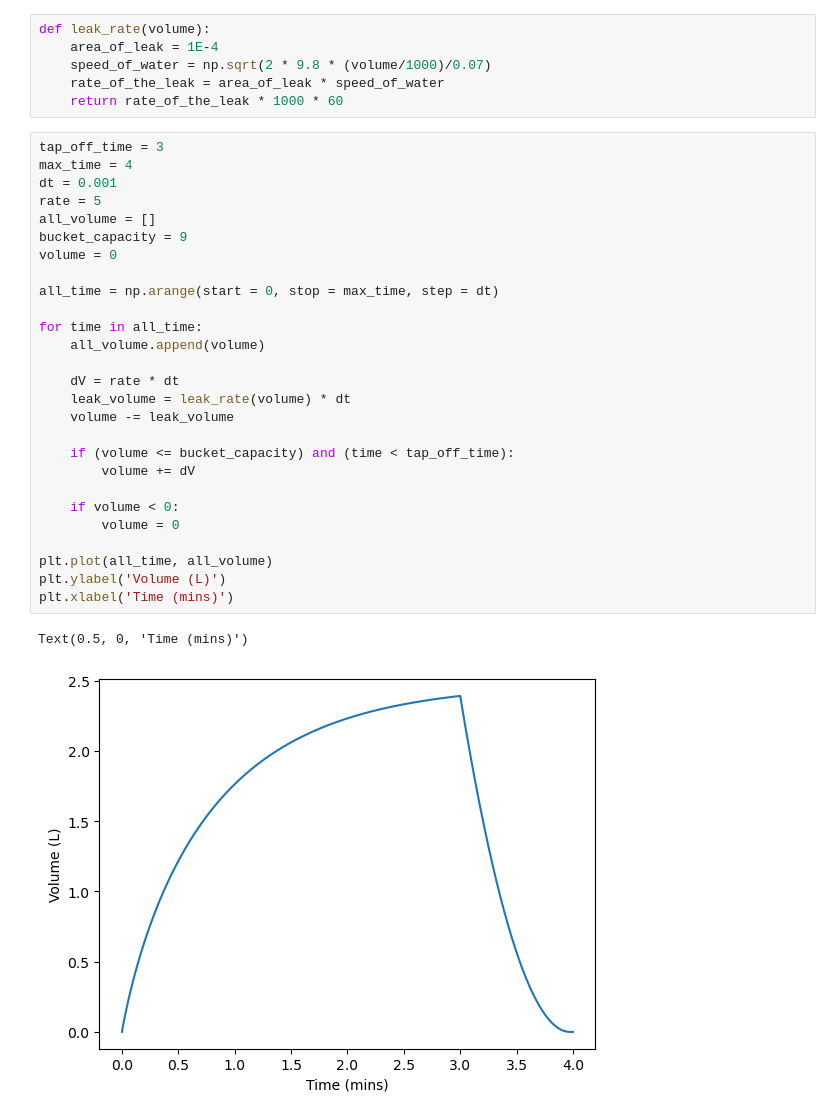
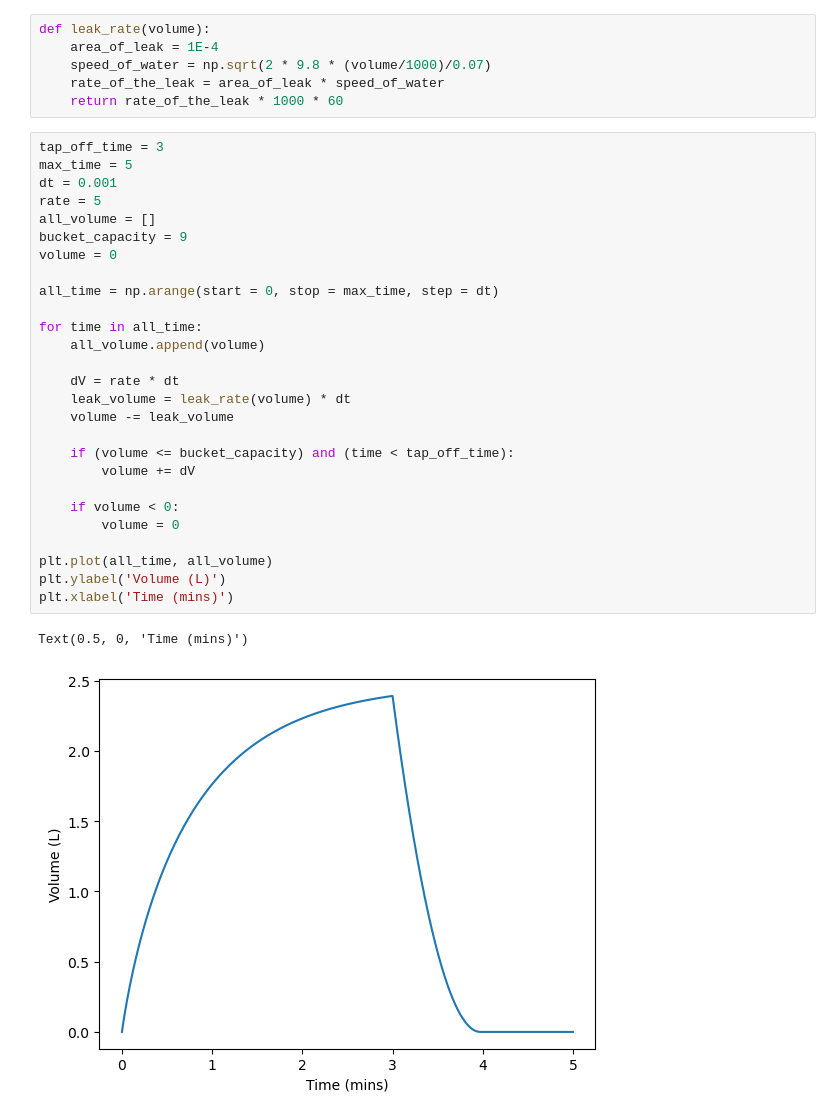
Before and after one commit to SPS-SP2273/learning-portfolio-nuurhasanah, a Jupyter notebook: numerical solutions/numerical_solutions_(need).ipynb, the cells around one changed output. Saved outputs shown, nothing was run; the diff lists cells and outputs as text.

```diff
--- a/numerical solutions/numerical_solutions_(need).ipynb
+++ b/numerical solutions/numerical_solutions_(need).ipynb
@@ -260,31 +260,31 @@ def leak_rate(volume):
     return rate_of_the_leak * 1000 * 60
 # %%
 tap_off_time = 3
-max_time = 4
+max_time = 5
 dt = 0.001
 rate = 5
 all_volume = []
 bucket_capacity = 9
 volume = 0
 
 all_time = np.arange(start = 0, stop = max_time, step = dt)
 
 for time in all_time:
     all_volume.append(volume)
 
     dV = rate * dt
     leak_volume = leak_rate(volume) * dt
     volume -= leak_volume
 
     if (volume <= bucket_capacity) and (time < tap_off_time):
         volume += dV
 
     if volume < 0:
         volume = 0
 
 plt.plot(all_time, all_volume)
 plt.ylabel('Volume (L)')
 plt.xlabel('Time (mins)')
 # %% [output]
 Text(0.5, 0, 'Time (mins)')
-[figure, old version]
+[figure, new version]
```
